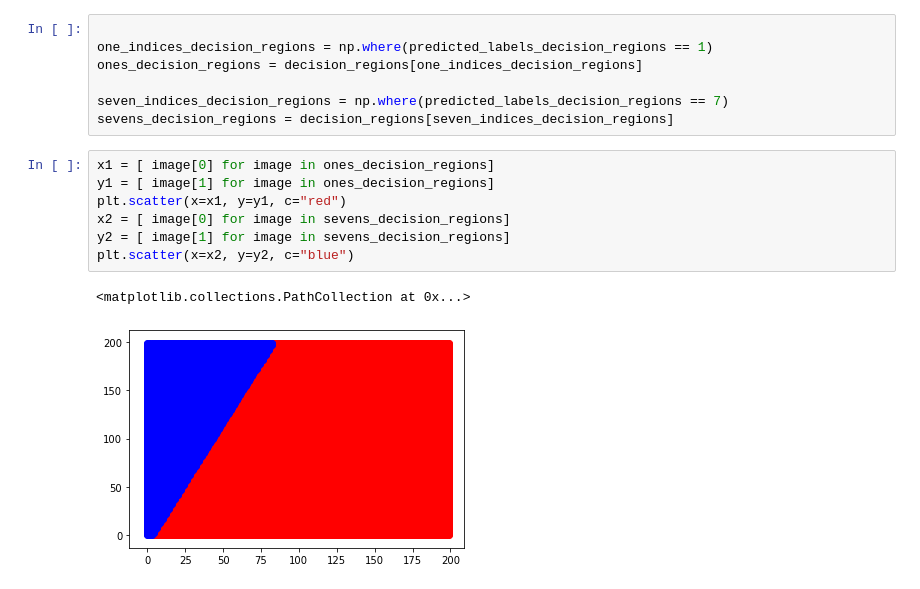
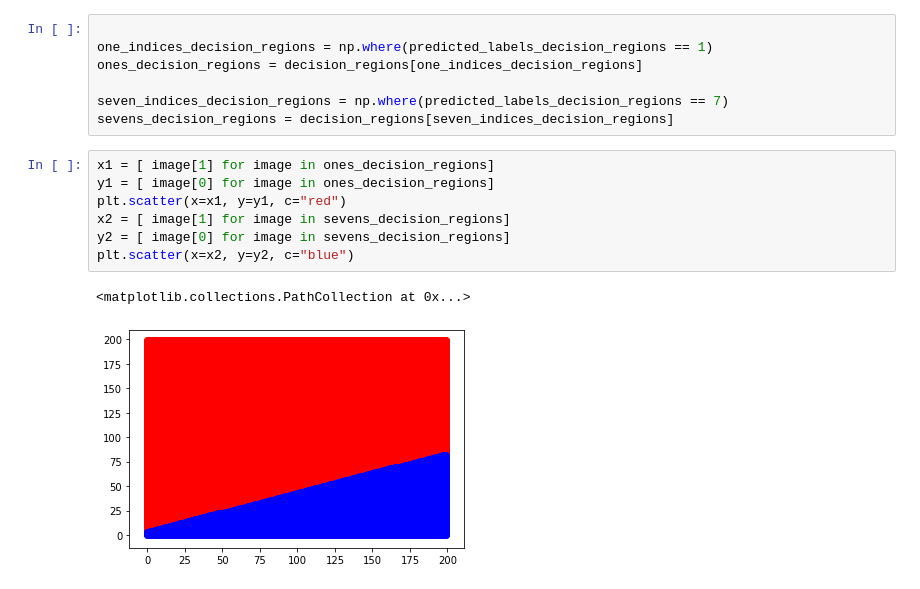
Before and after one commit to J-Gann/FML, a Jupyter notebook: ex02/Exercise 2 Jonas.ipynb, the cells around one changed output. Drawn from its saved outputs; the diff is of its cells as text.

```diff
--- a/ex02/Exercise 2 Jonas.ipynb
+++ b/ex02/Exercise 2 Jonas.ipynb
@@ -137,12 +137,12 @@ ones_decision_regions = decision_regions[one_indices_decision_regions]
 seven_indices_decision_regions = np.where(predicted_labels_decision_regions == 7)
 sevens_decision_regions = decision_regions[seven_indices_decision_regions]
 # %%
-x1 = [ image[0] for image in ones_decision_regions]
-y1 = [ image[1] for image in ones_decision_regions]
+x1 = [ image[1] for image in ones_decision_regions]
+y1 = [ image[0] for image in ones_decision_regions]
 plt.scatter(x=x1, y=y1, c="red")
-x2 = [ image[0] for image in sevens_decision_regions]
-y2 = [ image[1] for image in sevens_decision_regions]
+x2 = [ image[1] for image in sevens_decision_regions]
+y2 = [ image[0] for image in sevens_decision_regions]
 plt.scatter(x=x2, y=y2, c="blue")
 # %% [output]
 <matplotlib.collections.PathCollection at 0x...>
-[figure, old version]
+[figure, new version]
```
Also changed, not shown: parts of 10 cells of this notebook, 1 other file.
